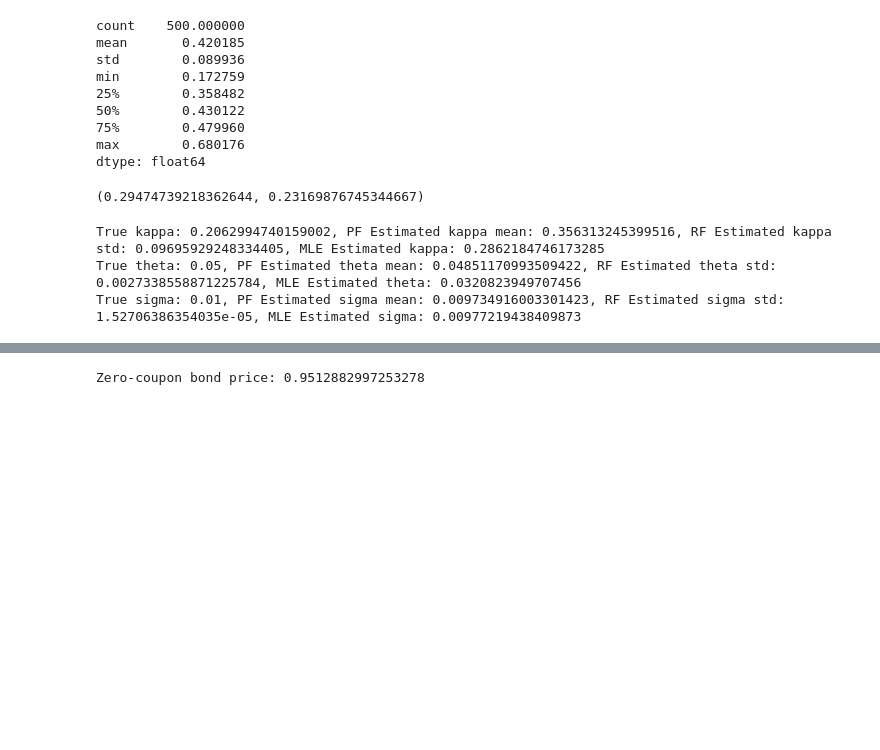
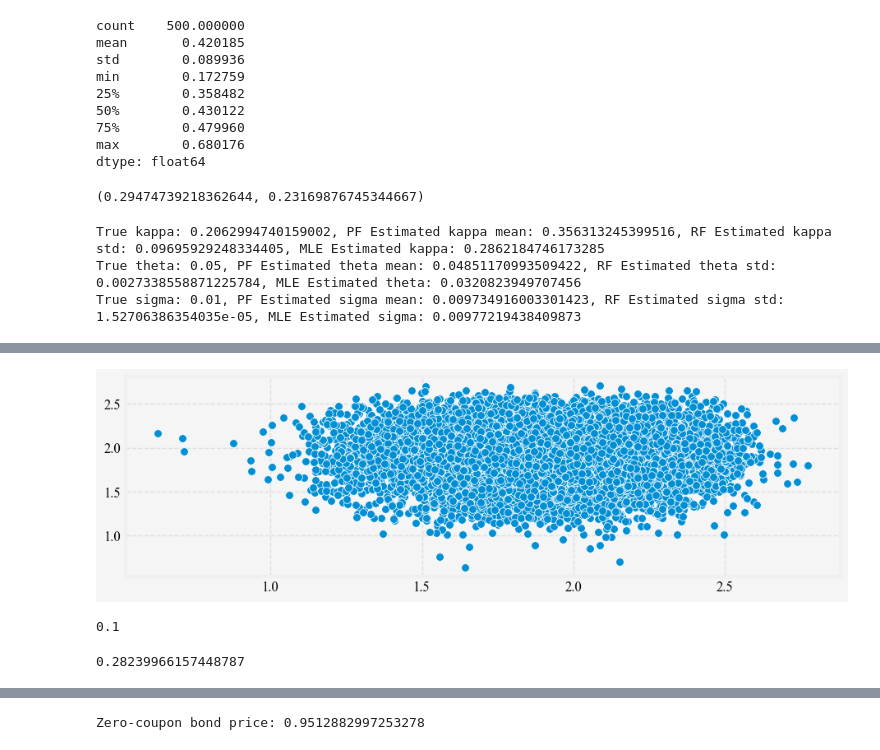
Before and after one commit to steveya/short-rate-models, a Jupyter notebook: notebook/vasicek_model.ipynb, the cells around one changed output, grey strips where cells are left out. Cells and saved outputs as stored; diff of their text form; code cells hidden in the pictures; blank space fills up the shorter version.

```diff
--- a/notebook/vasicek_model.ipynb
+++ b/notebook/vasicek_model.ipynb
@@ -218,9 +218,9 @@ class ParticleFilterOU:
 
     def update(self, r_prev, r_curr):
         """Update particle weights based on the observed data."""
-        exp_kappa_dt = np.exp(self.kappa_particles * self.dt)
+        exp_kappa_dt = np.exp(-self.kappa_particles * self.dt)
         r_next = (self.theta_particles * (1 - exp_kappa_dt) + r_prev * exp_kappa_dt)
-        variance = self.sigma_particles**2 * (1 - np.exp(-2 * self.kappa_particles * dt)) / (2 * self.kappa_particles)
+        variance = self.sigma_particles**2 * (1 - np.exp(-2 * self.kappa_particles * self.dt)) / (2 * self.kappa_particles)
         likelihoods = np.exp(-0.5 * ((r_curr - r_next)**2) / variance) / np.sqrt(2 * np.pi * variance)
         self.weights *= likelihoods
         self.weights /= np.sum(self.weights)
@@ -652,0 +596,16 @@ True sigma: 0.01, PF Estimated sigma: 0.009879231147870227, MLE Estimated sigma:
+# %%
+kappa_prior = pf.kappa_particles
+pf.resample_and_perturb()
+kappa_post = pf.kappa_particles
+
+sns.scatterplot(x=kappa_prior, y=kappa_post);
+# %% [output]
+[figure, added]
+# %%
+pf.perturbation_scale
+# %% [output]
+0.1
+# %%
+np.std(pf.kappa_particles)
+# %% [output]
+0.28239966157448787
```
Also changed, not shown: parts of 8 cells of this notebook.
